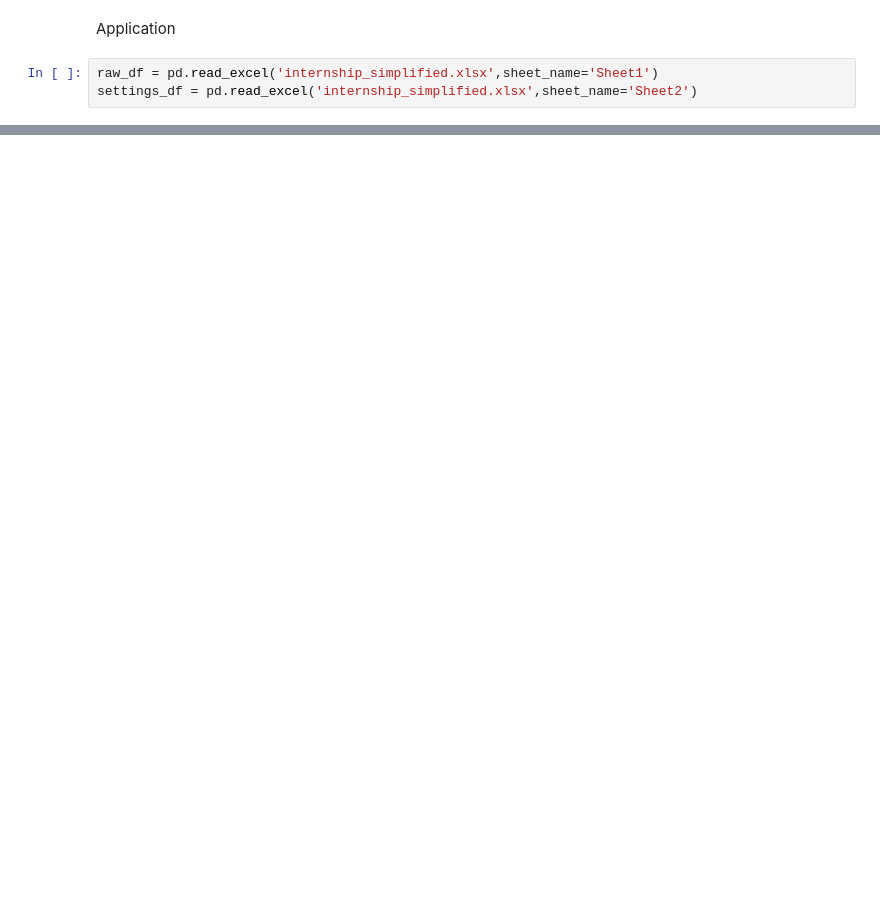
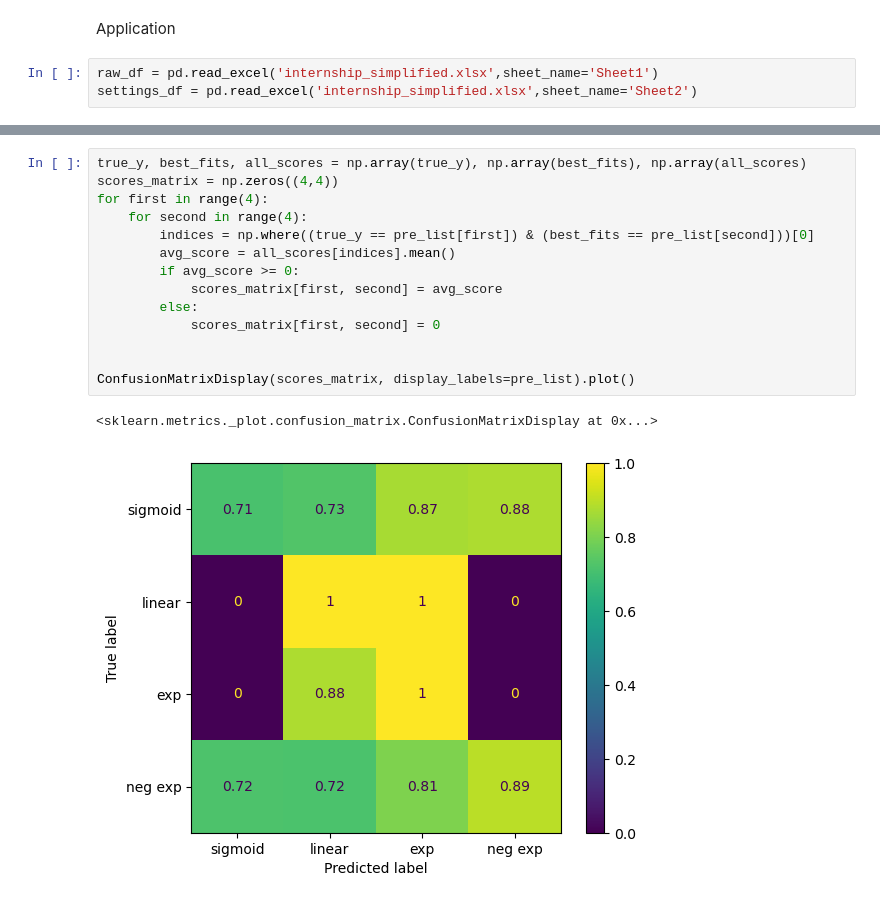
Before and after one commit to DaniNiamut/ict-f0ntys-internship, a Jupyter notebook: max_rate_reaction.ipynb, the cells around one changed output, grey strips where cells are left out. Saved outputs shown, nothing was run; the diff lists cells and outputs as text; blank space fills up the shorter version.

```diff
--- a/max_rate_reaction.ipynb
+++ b/max_rate_reaction.ipynb
@@ -81,0 +176,17 @@ df.iloc[a[0]]
+# %%
+true_y, best_fits, all_scores = np.array(true_y), np.array(best_fits), np.array(all_scores)
+scores_matrix = np.zeros((4,4))
+for first in range(4):
+    for second in range(4):
+        indices = np.where((true_y == pre_list[first]) & (best_fits == pre_list[second]))[0]
+        avg_score = all_scores[indices].mean()
+        if avg_score >= 0:
+            scores_matrix[first, second] = avg_score
+        else:
+            scores_matrix[first, second] = 0
+
+
+ConfusionMatrixDisplay(scores_matrix, display_labels=pre_list).plot()
+# %% [output]
+<sklearn.metrics._plot.confusion_matrix.ConfusionMatrixDisplay at 0x...>
+[figure, added]
```
Also changed, not shown: parts of 14 cells of this notebook, 1 other file.
